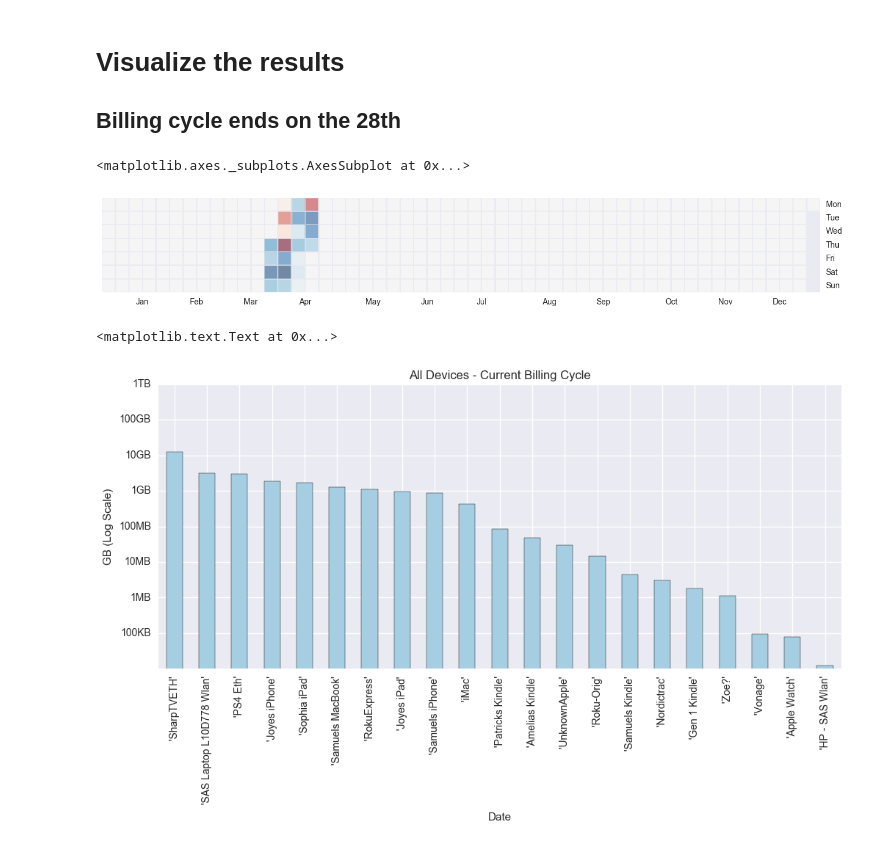
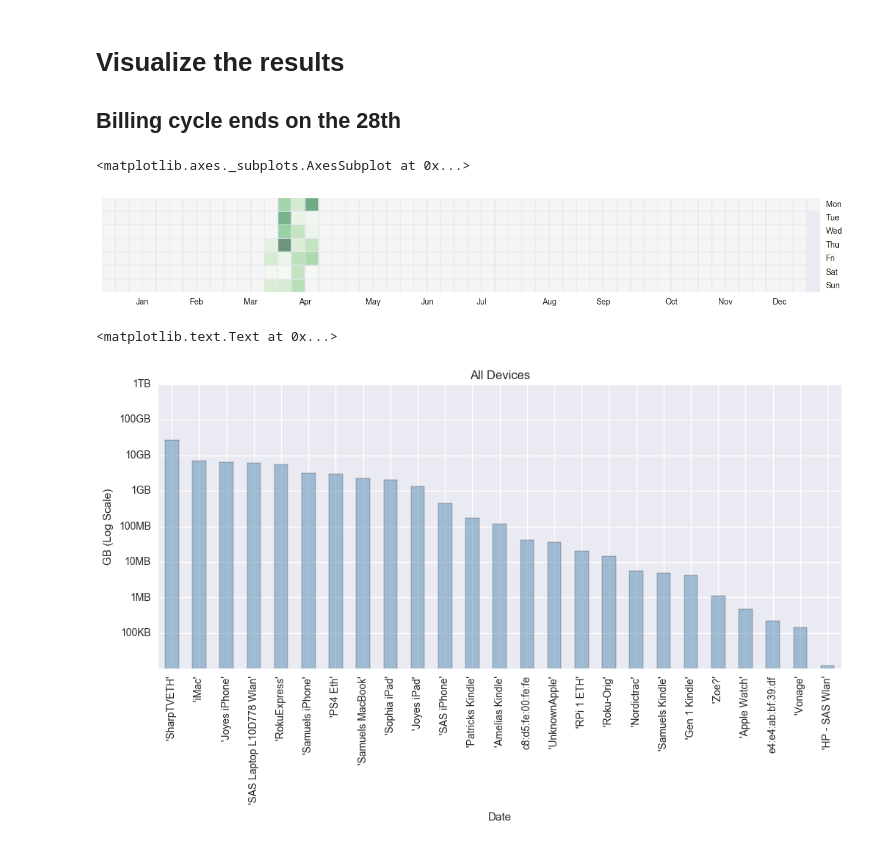
Before and after one commit to scoyote/Router-Tools, a Jupyter notebook: Parse Hourlyfile.ipynb, the cells around one changed output. Saved outputs shown, nothing was run; the diff lists cells and outputs as text; code cells hidden in the pictures.

```diff
--- a/Parse Hourlyfile.ipynb
+++ b/Parse Hourlyfile.ipynb
@@ -98,10 +100,11 @@ finaldf['hour'] = finaldf['LastSeen'].dt.hour
 finaldf['year'] = finaldf['LastSeen'].dt.year
 finaldf['day'] = finaldf['LastSeen'].dt.day
 finaldf['month'] = finaldf['LastSeen'].dt.month
-
+pb = finaldf.MAC.nunique()
 #join with devicenames
 finaldf = finaldf.merge(macdf, left_on='MAC', right_on='MAC', how='left')
-
 #Make sure unknown devices are not ignored in the groupby by replacing the null devicename with
 # the mac address
-# finaldf.devicename.fillna(finaldf['MAC'], inplace=True)
+finaldf.devicename.fillna(finaldf['MAC'], inplace=True)
+pa = finaldf.MAC.nunique()
+print("Quality Check: " + str(pb) + " " + str(pa))
@@ -134,7 +139,7 @@ if datetime.datetime.now().month == 1:
 else:
     lastK = datetime.date(datetime.datetime.now().year,datetime.datetime.now().month -1 , 28)
 print(lastK)
-recent_df = finaldf[finaldf['LastSeen']>=lastK]
+recent_df = finaldf[finaldf['dtstamp']>=lastK]
 # %% [output]
 2018-03-28
 # %% [markdown]
@@ -144,26 +151,27 @@ recent_df = finaldf[finaldf['LastSeen']>=lastK]
 alldaily = pd.read_pickle('/Users/samuelcroker/Documents/routerdata/legacy.p').append(dailytotal)
 alldaily.index = pd.to_datetime(alldaily.index)
 plt.rcParams['figure.figsize'] = 16, 8
-calmap.yearplot(data=alldaily,year=2018,cmap='RdBu_r',alpha=.55)
+calmap.yearplot(data=alldaily,year=2018,cmap='Greens',alpha=.55)
 # %% [output]
 <matplotlib.axes._subplots.AxesSubplot at 0x...>
-[figure, old version]
+[figure, new version]
 # %%
+all_device = finaldf.groupby(['devicename'])['totalGB'].sum()
 recent_device = recent_df.groupby(['devicename'])['totalGB'].sum()
-#mx = recent_df.groupby(['devicename'])['totalGB'].sum().max().round(1)
-# tt = [0.0001,0.001,0.1,1,10,100,1000,mx]
-# tlab = ['100KB','1MB','100MB','1GB','10GB','100GB','1TB',mx]
 tt = [0.0001,0.001,0.01,0.1,1,10,100,1000]
 tlab = ['100KB','1MB','10MB','100MB','1GB','10GB','100GB','1TB']
-pp0 = recent_device.sort_values(ascending=False).plot(kind='bar',
-            stacked=False, colormap='Paired',figsize=(12, 5),logy=True,yticks=tt)
+
+pp0 = recent_device.sort_values(ascending=False).plot(kind='bar',color='dodgerblue',alpha=0.45,
+            stacked=False, figsize=(12, 5),logy=True,yticks=tt)
+#overlay current billing cycle
+pp0 = all_device.sort_values(ascending=False).plot(kind='bar',color='darkorange',alpha=.15,
+            stacked=False, figsize=(12, 5),logy=True,yticks=tt)
 pp0.set_yscale = 'symlog'
 pp0.set_yticklabels(tlab)
 pp0.set_xlabel('Date')
 pp0.set_ylabel('GB (Log Scale)')
-pp0.set_title("All Devices - Current Billing Cycle")
+pp0.set_title("All Devices")
 # Make a list
-# recent_device.sort_values(ascending=False)
 # %% [output]
 <matplotlib.text.Text at 0x...>
-[figure, old version]
+[figure, new version]
```
Also changed, not shown: parts of 11 cells of this notebook.
